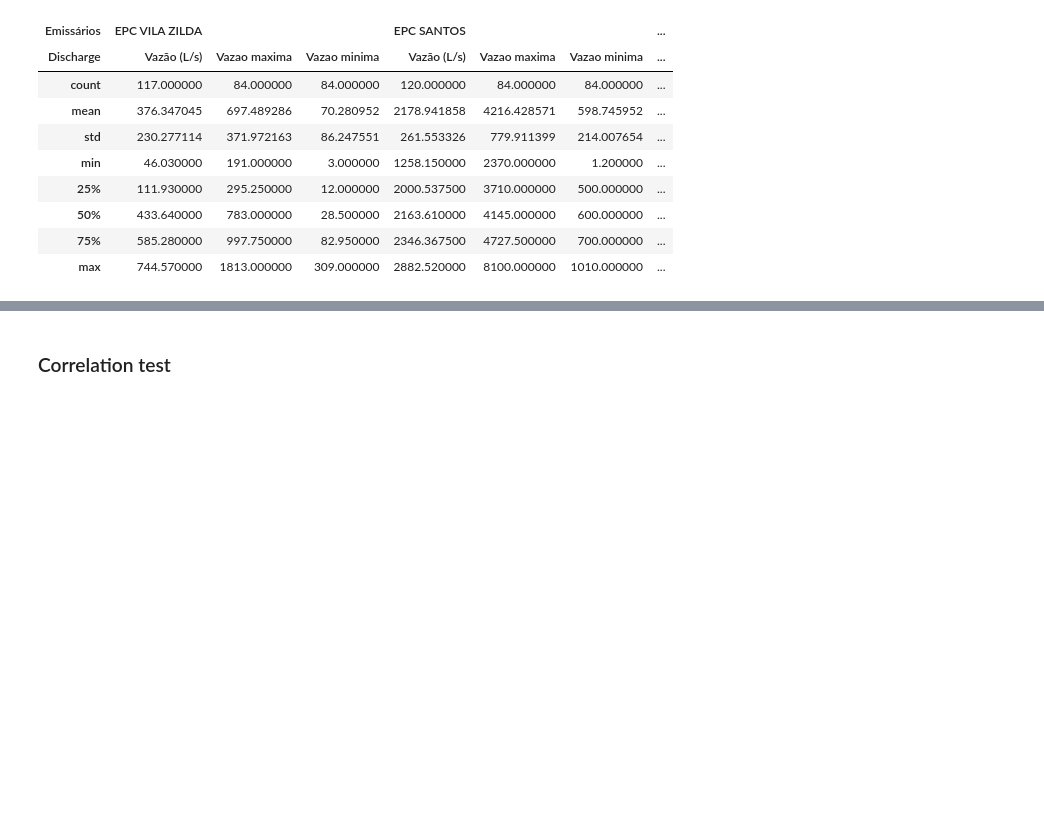
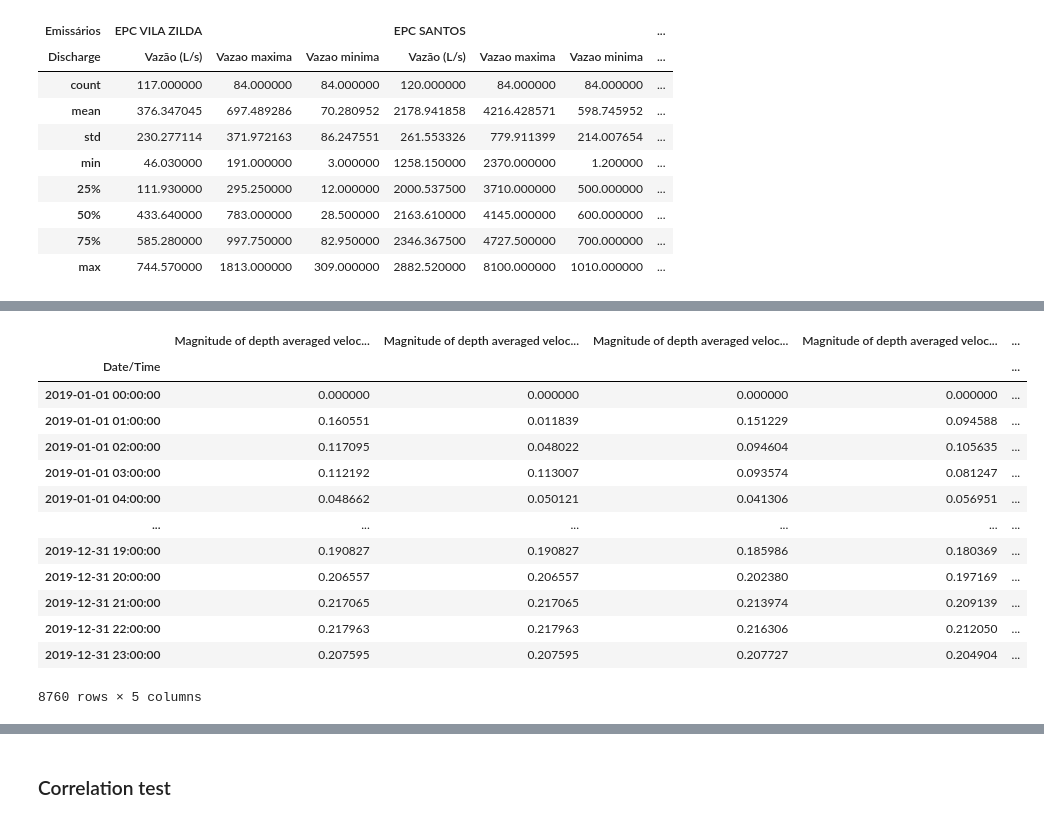
Before and after one commit to CostaNathan/doctorate, a Jupyter notebook: emissarios_dados.ipynb, the cells around one changed output, grey strips where cells are left out. Cells and saved outputs as stored; diff of their text form; code cells hidden in the pictures; blank space fills up the shorter version.

```diff
--- a/emissarios_dados.ipynb
+++ b/emissarios_dados.ipynb
@@ -1607,0 +1487,7 @@ discharge_df.describe()
+# %%
+DAV_module_guaruja = pd.read_csv('https://github.com/CostaNathan/doctorate/blob/9ee2a9b3a25ff0a6213b3c901fa5dbdba9bed29f/data/DAV_Guaruja_magcsv.csv?raw=true', sep = ',',encoding='latin1', header = 0)
+DAV_module_guaruja = DAV_module_guaruja.rename(columns={'date and time': 'Date/Time', 'magnitude of depth averaged velocity (m/s)':'Magnitude of depth averaged velocity Guaruja (m/s)'})
+DAV_module_guaruja['Date/Time'] = pd.to_datetime(DAV_module_guaruja['Date/Time'])
+DAV_module_guaruja = DAV_module_guaruja.set_index(DAV_module_guaruja['Date/Time'])
+DAV_module_guaruja = DAV_module_guaruja.drop('Date/Time', axis = 1)
+DAV_module_guaruja
@@ -1607,0 +1509,7 @@ discharge_df.describe()
+# %%
+DAV_module_pg1 = pd.read_csv('https://github.com/CostaNathan/doctorate/blob/9ee2a9b3a25ff0a6213b3c901fa5dbdba9bed29f/data/DAV_PG1_magcsv.csv?raw=true', sep = ',',encoding='latin1', header = 0)
+DAV_module_pg1 = DAV_module_pg1.rename(columns={'date and time': 'Date/Time', 'magnitude of depth averaged velocity (m/s)':'Magnitude of depth averaged velocity PG1 (m/s)'})
+DAV_module_pg1['Date/Time'] = pd.to_datetime(DAV_module_pg1['Date/Time'])
+DAV_module_pg1 = DAV_module_pg1.set_index(DAV_module_pg1['Date/Time'])
+DAV_module_pg1 = DAV_module_pg1.drop('Date/Time', axis = 1)
+DAV_module_pg1
@@ -1607,0 +1531,7 @@ discharge_df.describe()
+# %%
+DAV_module_pg2 = pd.read_csv('https://github.com/CostaNathan/doctorate/blob/9ee2a9b3a25ff0a6213b3c901fa5dbdba9bed29f/data/DAV_PG2_magcsv.csv?raw=true', sep = ',',encoding='latin1', header = 0)
+DAV_module_pg2 = DAV_module_pg2.rename(columns={'date and time': 'Date/Time', 'magnitude of depth averaged velocity (m/s)':'Magnitude of depth averaged velocity PG2 (m/s)'})
+DAV_module_pg2['Date/Time'] = pd.to_datetime(DAV_module_pg2['Date/Time'])
+DAV_module_pg2 = DAV_module_pg2.set_index(DAV_module_pg2['Date/Time'])
+DAV_module_pg2 = DAV_module_pg2.drop('Date/Time', axis = 1)
+DAV_module_pg2
@@ -1607,0 +1553,7 @@ discharge_df.describe()
+# %%
+DAV_module_pg3 = pd.read_csv('https://github.com/CostaNathan/doctorate/blob/8ed84d448dce142a16773efd12d3f8f375e9124a/data/DAV_PG3_magcsv.csv?raw=true', sep = ',',encoding='latin1', header = 0)
+DAV_module_pg3 = DAV_module_pg3.rename(columns={'date and time': 'Date/Time', 'magnitude of depth averaged velocity (m/s)':'Magnitude of depth averaged velocity PG3 (m/s)'})
+DAV_module_pg3['Date/Time'] = pd.to_datetime(DAV_module_pg3['Date/Time'])
+DAV_module_pg3 = DAV_module_pg3.set_index(DAV_module_pg3['Date/Time'])
+DAV_module_pg3 = DAV_module_pg3.drop('Date/Time', axis = 1)
+DAV_module_pg3
@@ -1607,0 +1575,19 @@ discharge_df.describe()
+# %%
+DAV_magnitude_all = DAV_module_santos
+DAV_magnitude_all = DAV_magnitude_all.join([DAV_module_guaruja,DAV_module_pg1,DAV_module_pg2,DAV_module_pg3 ])
+DAV_magnitude_all
+# %% [output]
+|  | Magnitude of depth averaged veloc... | Magnitude of depth averaged veloc... | Magnitude of depth averaged veloc... | Magnitude of depth averaged veloc... | ... |
+| Date/Time |  |  |  |  | ... |
+| 2019-01-01 00:00:00 | 0.000000 | 0.000000 | 0.000000 | 0.000000 | ... |
+| 2019-01-01 01:00:00 | 0.160551 | 0.011839 | 0.151229 | 0.094588 | ... |
+| 2019-01-01 02:00:00 | 0.117095 | 0.048022 | 0.094604 | 0.105635 | ... |
+| 2019-01-01 03:00:00 | 0.112192 | 0.113007 | 0.093574 | 0.081247 | ... |
+| 2019-01-01 04:00:00 | 0.048662 | 0.050121 | 0.041306 | 0.056951 | ... |
+| ... | ... | ... | ... | ... | ... |
+| 2019-12-31 19:00:00 | 0.190827 | 0.190827 | 0.185986 | 0.180369 | ... |
+| 2019-12-31 20:00:00 | 0.206557 | 0.206557 | 0.202380 | 0.197169 | ... |
+| 2019-12-31 21:00:00 | 0.217065 | 0.217065 | 0.213974 | 0.209139 | ... |
+| 2019-12-31 22:00:00 | 0.217963 | 0.217963 | 0.216306 | 0.212050 | ... |
+| 2019-12-31 23:00:00 | 0.207595 | 0.207595 | 0.207727 | 0.204904 | ... |
+8760 rows × 5 columns
```
Also changed, not shown: parts of 50 cells of this notebook.
